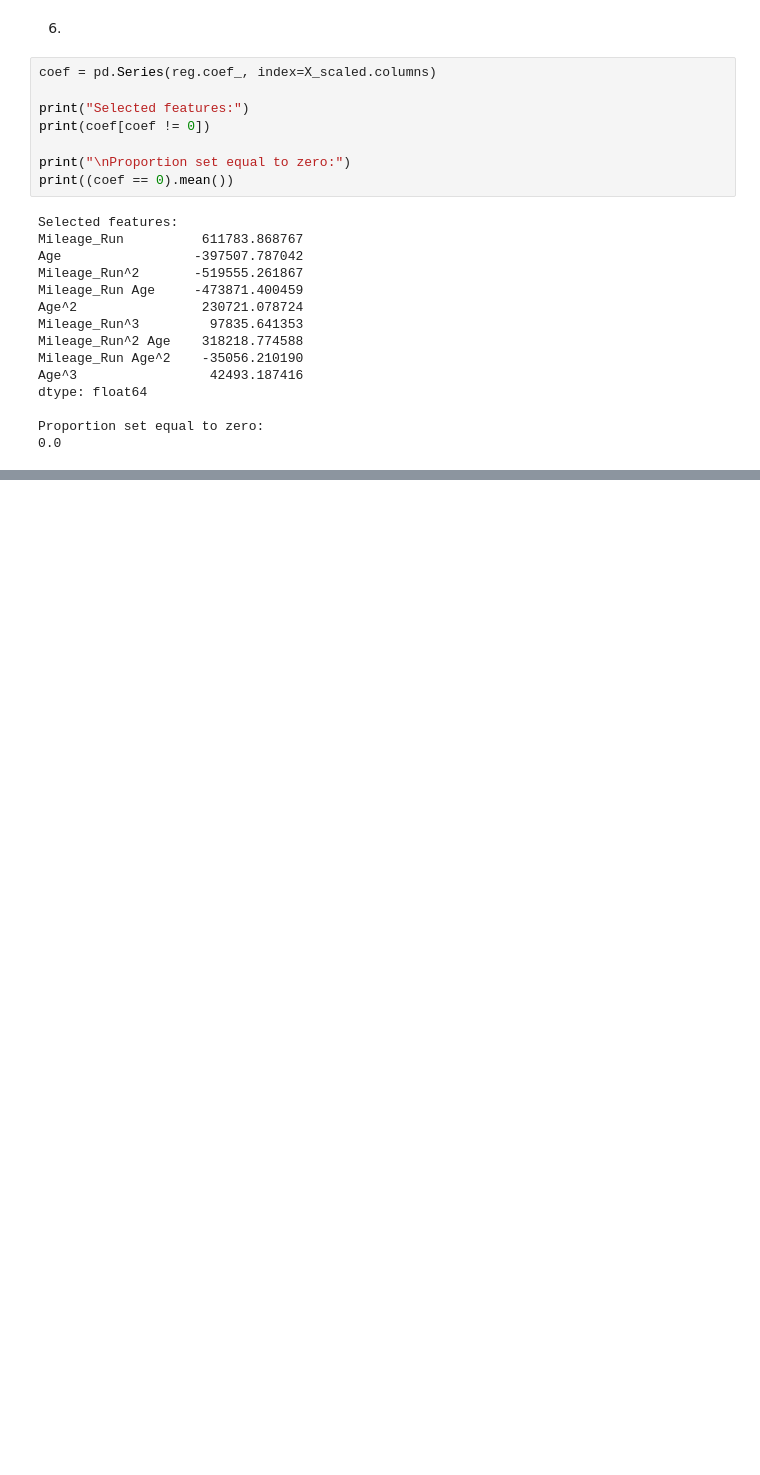
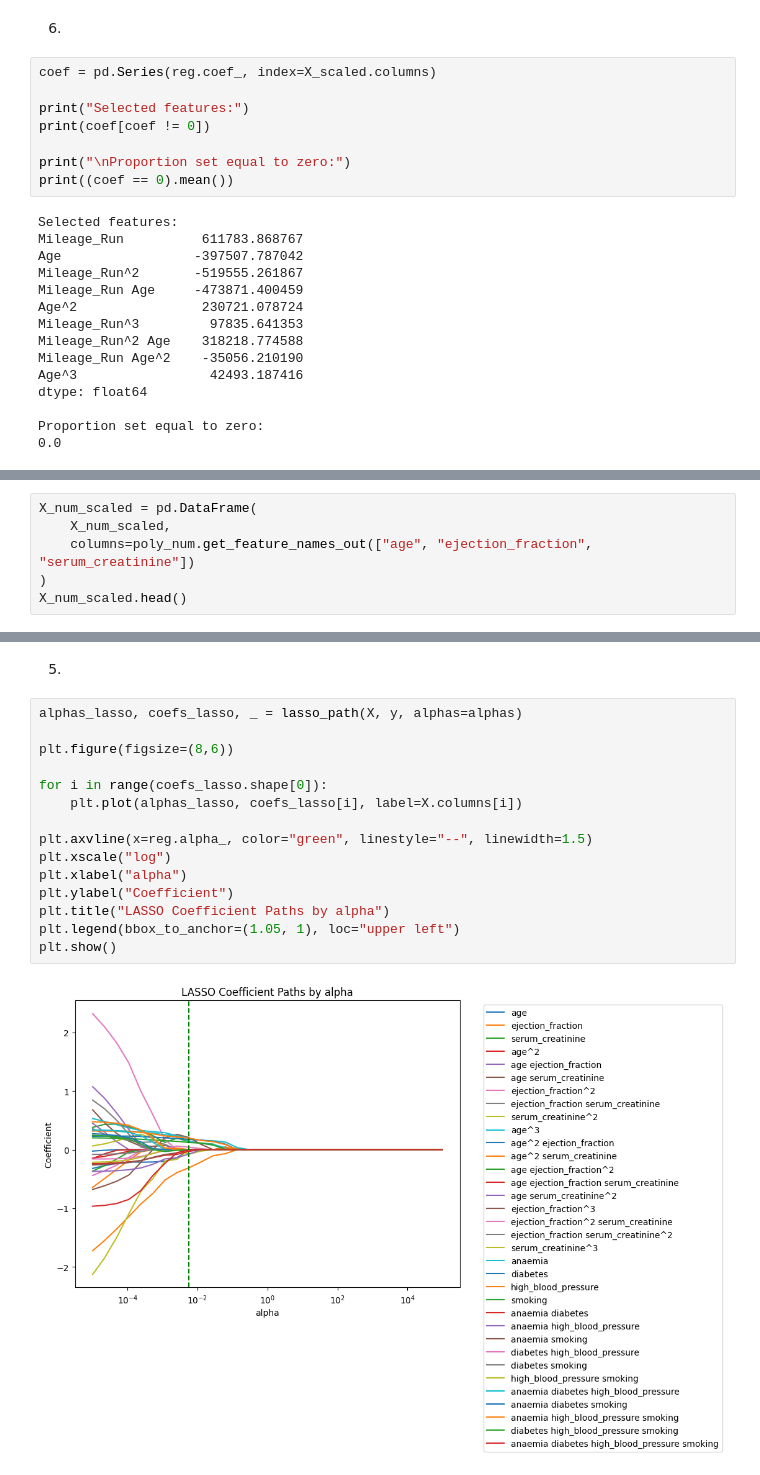
Before and after one commit to an9o/DS3021_Assignments, a Jupyter notebook: Assignment_4/Answers.ipynb, the cells around one changed output, grey strips where cells are left out. Drawn from its saved outputs; the diff is of its cells as text; blank space fills up the shorter version.

```diff
--- a/Assignment_4/Answers.ipynb
+++ b/Assignment_4/Answers.ipynb
@@ -176,0 +204,6 @@ Proportion set equal to zero:
+# %%
+X_num_scaled = pd.DataFrame(
+    X_num_scaled,
+    columns=poly_num.get_feature_names_out(["age", "ejection_fraction", "serum_creatinine"])
+)
+X_num_scaled.head()
@@ -176,0 +306,19 @@ Proportion set equal to zero:
+# %% [markdown]
+5.
+# %%
+alphas_lasso, coefs_lasso, _ = lasso_path(X, y, alphas=alphas)
+
+plt.figure(figsize=(8,6))
+
+for i in range(coefs_lasso.shape[0]):
+    plt.plot(alphas_lasso, coefs_lasso[i], label=X.columns[i])
+
+plt.axvline(x=reg.alpha_, color="green", linestyle="--", linewidth=1.5)
+plt.xscale("log")
+plt.xlabel("alpha")
+plt.ylabel("Coefficient")
+plt.title("LASSO Coefficient Paths by alpha")
+plt.legend(bbox_to_anchor=(1.05, 1), loc="upper left")
+plt.show()
+# %% [output]
+[figure, added]
```
Also changed, not shown: parts of 24 cells of this notebook, 3 other files.
